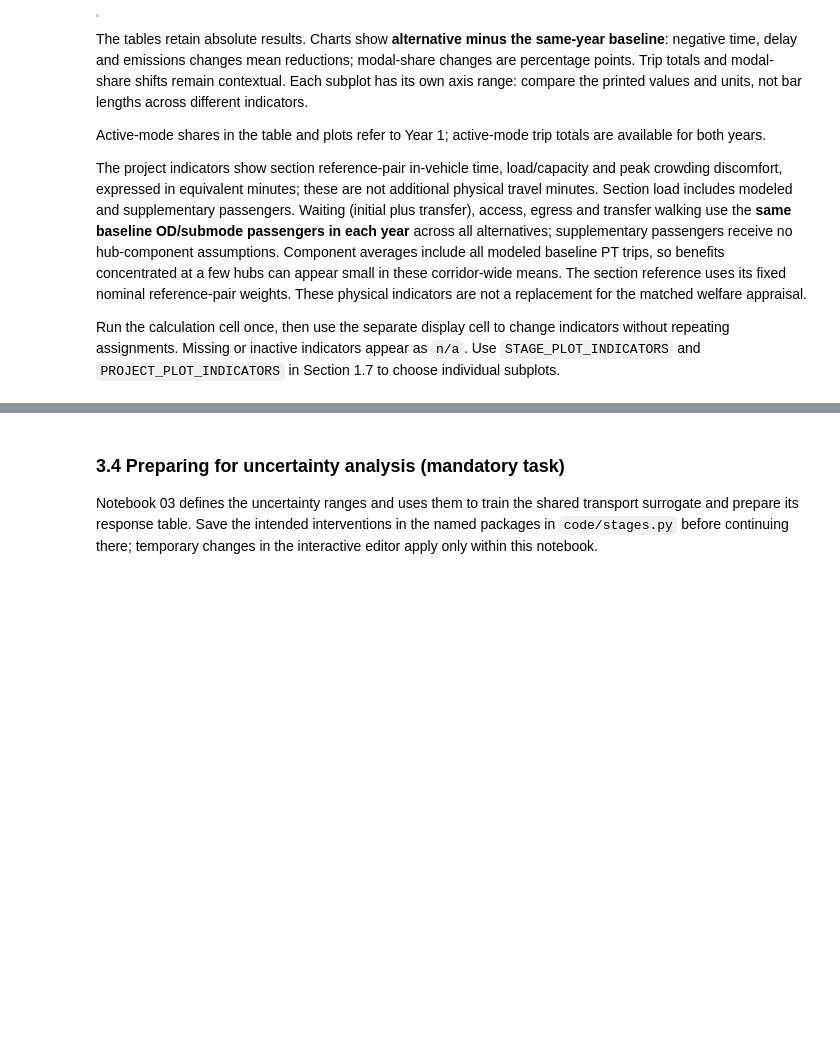
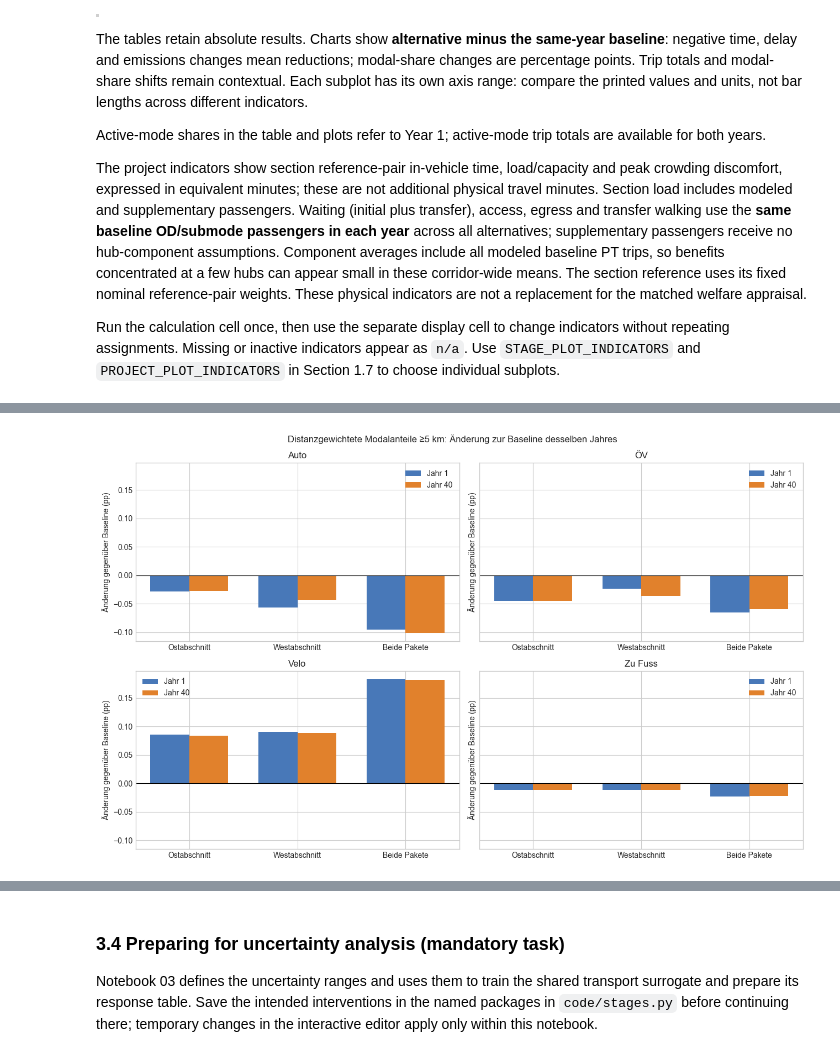
Before and after one commit to dmaure-ETHZ/IP-HS26-MehrSpur-CaseStudy-Domanyi-Londis-Maurer, a Jupyter notebook: notebooks/02_system_modeling.ipynb, the cells around one changed output, grey strips where cells are left out. Drawn from its saved outputs; the diff is of its cells as text; code cells hidden in the pictures; blank space fills up the shorter version.

```diff
--- a/notebooks/02_system_modeling.ipynb
+++ b/notebooks/02_system_modeling.ipynb
@@ -3013,0 +3033,79 @@ Overall system — absolute results
+# %%
+# Vollständiger Modal Split und schrittweiser Vergleich unter gleichen Jahresannahmen.  # NEU (Codex)
+MODES_3_3 = {"Auto": "car", "ÖV": "pt", "Velo": "bike", "Zu Fuss": "walk"}  # NEU (Codex)
+modal_rows_3_3 = []  # NEU (Codex)
+diagnostic_rows_3_3 = []  # NEU (Codex)
+for stage_id, spec in sorted(ACTIVE_STAGE_SPECS.items()):  # NEU (Codex)
+    for year_idx in (0, p.N_YEARS - 1):  # NEU (Codex)
+        matches = [entry for key, entry in YEAR_SNAPSHOTS.items() if key[:2] == (stage_id, year_idx)]  # NEU (Codex)
+        if len(matches) != 1:  # NEU (Codex)
+            raise ValueError(f"Erwartet genau einen Snapshot für Zustand {stage_id}, Jahr {year_idx + 1}.")  # NEU (Codex)
+        snapshot = matches[0]  # NEU (Codex)
+        metrics = snapshot["annual"]["mode_metrics"]  # NEU (Codex)
+        total = metrics["total_trips"]  # NEU (Codex)
+        trips = np.array([metrics[f"{mode}_trips"] for mode in MODES_3_3.values()])  # NEU (Codex)
+        shares = np.array([metrics[f"{mode}_share"] for mode in MODES_3_3.values()])  # NEU (Codex)
+        if total <= 0 or not np.isfinite(trips).all() or (trips < 0).any():  # NEU (Codex)
+            raise ValueError("Ungültige Fahrtenzahlen im Modalvergleich.")  # NEU (Codex)
+        if not np.isfinite(shares).all() or (shares < 0).any() or (shares > 1).any():  # NEU (Codex)
+            raise ValueError("Ungültige distanzgewichtete Anteile im Modalvergleich.")  # NEU (Codex)
+        if not np.isclose(trips.sum(), total) or not np.isclose(shares.sum(), 1.0):  # NEU (Codex)
+            raise ValueError("Fahrten oder Anteile ergeben keine vollständige Nachfrage.")  # NEU (Codex)
+        for label, mode in MODES_3_3.items():  # NEU (Codex)
+            modal_rows_3_3.append({"Zustand": stage_id, "Stage": spec["name"], "Jahr": year_idx + 1,  # NEU (Codex)
+                "Modus": label, "Fahrten/Spitzenstunde": metrics[f"{mode}_trips"],  # NEU (Codex)
+                "Fahrtenanteil (%)": 100 * metrics[f"{mode}_trips"] / total,  # NEU (Codex)
+                "Distanzgewichteter Anteil ≥5 km (%)": 100 * metrics[f"{mode}_share"]})  # NEU (Codex)
+        diag = snapshot["transport_state"].get("assignment_diagnostics", {})  # NEU (Codex)
+        diagnostic_rows_3_3.append({"Zustand": stage_id, "Jahr": year_idx + 1,  # NEU (Codex)
+            "Iterationen": diag.get("iterations"),  # NEU (Codex)
+            "Road relative gap": diag.get("final_road_relative_gap_feasible_averaged_od"),  # NEU (Codex)
+            "Abbruchkriterium erfüllt": diag.get("stopping_rule_met"),  # NEU (Codex)
+            "Abbruchgrund": diag.get("termination_reason")})  # NEU (Codex)
+MODAL_COMPARISON_3_3 = pd.DataFrame(modal_rows_3_3)  # NEU (Codex)
+CONVERGENCE_3_3 = pd.DataFrame(diagnostic_rows_3_3)  # NEU (Codex)
+exports.save_outputs("3_3_complete_modal_comparison", tables={"": MODAL_COMPARISON_3_3})  # NEU (Codex)
+exports.save_outputs("3_3_stage_convergence", tables={"": CONVERGENCE_3_3})  # NEU (Codex)
+print("Alle vier Modi: Fahrten und beide Anteilsdefinitionen für Jahr 1 und Jahr 40")  # NEU (Codex)
+display(MODAL_COMPARISON_3_3.style.format({"Fahrten/Spitzenstunde": "{:,.0f}",  # NEU (Codex)
+    "Fahrtenanteil (%)": "{:.2f}", "Distanzgewichteter Anteil ≥5 km (%)": "{:.2f}"}))  # NEU (Codex)
+print("Konvergenzdiagnostik: ein kleiner Road gap belegt keine separate Modal-Split-Konvergenz.")  # NEU (Codex)
+display(CONVERGENCE_3_3)  # NEU (Codex)
+# 1 → 2 vergleicht Ost und West; 1 → 3 ergänzt den Westabschnitt inklusive Kontinuitätsbonus.  # NEU (Codex)
+COMPARISONS_3_3 = [(0, 1), (0, 2), (1, 2), (1, 3), (2, 3), (0, 3)]  # NEU (Codex)
+comparison_rows_3_3 = []  # NEU (Codex)
+for before, after in COMPARISONS_3_3:  # NEU (Codex)
+    for year in (1, p.N_YEARS):  # NEU (Codex)
+        before_name = ACTIVE_STAGE_SPECS[before]["name"]  # NEU (Codex)
+        after_name = ACTIVE_STAGE_SPECS[after]["name"]  # NEU (Codex)
+        row = {"Vergleich": f"{before} → {after}", "Jahr": year}  # NEU (Codex)
+        for label, frame, suffix in [("Nachfrage Δ (Fahrten/h)", df_system, "Total Demand"),  # NEU (Codex)
+            ("Auto Δ (Fahrten/h)", df_car, "Trips"), ("ÖV Δ (Fahrten/h)", df_pt, "Trips"),  # NEU (Codex)
+            ("ÖV-Fahrtenanteil Δ (pp)", df_pt, "Trip Share"),  # NEU (Codex)
+            ("ÖV-Distanzanteil Δ (pp)", df_pt, "PKM Share (>5km)"),  # NEU (Codex)
+            ("Auto/ÖV-Fahrzeit Δ (min)", df_system, "System Avg TT"),  # NEU (Codex)
+            ("Stauverlust Δ (Personen-h/h)", df_system, "Peak Delay"),  # NEU (Codex)
+            ("Auto-CO2 Δ (t/h)", df_system, "Peak CO2")]:  # NEU (Codex)
+            column = f"Year {year} {suffix}"  # NEU (Codex)
+            delta = frame.loc[after_name, column] - frame.loc[before_name, column]  # NEU (Codex)
+            row[label] = 100 * delta if "(pp)" in label else delta  # NEU (Codex)
+        comparison_rows_3_3.append(row)  # NEU (Codex)
+STEP_COMPARISON_3_3 = pd.DataFrame(comparison_rows_3_3)  # NEU (Codex)
+exports.save_outputs("3_3_step_comparison", tables={"": STEP_COMPARISON_3_3})  # NEU (Codex)
+print("Schrittweiser Vergleich: jeweils Zielzustand minus Ausgangszustand im selben Jahr")  # NEU (Codex)
+display(STEP_COMPARISON_3_3.style.format({c: "{:+,.3f}" for c in STEP_COMPARISON_3_3 if c not in {"Vergleich", "Jahr"}}))  # NEU (Codex)
+# Zusätzliche Grafik schliesst die Lücke für aktive Modi in Jahr 40.  # NEU (Codex)
+fig, axes = plt.subplots(2, 2, figsize=(13, 8), sharey=True)  # NEU (Codex)
+for ax, (mode_label, mode_key) in zip(axes.flat, MODES_3_3.items()):  # NEU (Codex)
+    for year, offset, color in [(1, -0.18, "#4878b8"), (p.N_YEARS, 0.18, "#e1812c")]:  # NEU (Codex)
+        values = MODAL_COMPARISON_3_3.query("Modus == @mode_label and Jahr == @year").set_index("Zustand")  # NEU (Codex)
+        differences = values["Distanzgewichteter Anteil ≥5 km (%)"] - values.loc[0, "Distanzgewichteter Anteil ≥5 km (%)"]  # NEU (Codex)
+        ax.bar(np.arange(3) + offset, differences.loc[[1, 2, 3]], width=0.36, color=color, label=f"Jahr {year}")  # NEU (Codex)
+    ax.axhline(0, color="black", linewidth=0.8)  # NEU (Codex)
+    ax.set(title=mode_label, xticks=np.arange(3), xticklabels=["Ostabschnitt", "Westabschnitt", "Beide Pakete"], ylabel="Änderung gegenüber Baseline (pp)")  # NEU (Codex)
+    ax.legend()  # NEU (Codex)
+fig.suptitle("Distanzgewichtete Modalanteile ≥5 km: Änderung zur Baseline desselben Jahres")  # NEU (Codex)
+fig.tight_layout()  # NEU (Codex)
+exports.save_outputs("3_3_complete_modal_changes", figure=fig)  # NEU (Codex)
+plt.show()  # NEU (Codex)
+# %% [output]
@@ -3013,0 +3154 @@ Overall system — absolute results
+[figure, added]
```
Also changed, not shown: parts of 17 cells of this notebook, 1 other file.
